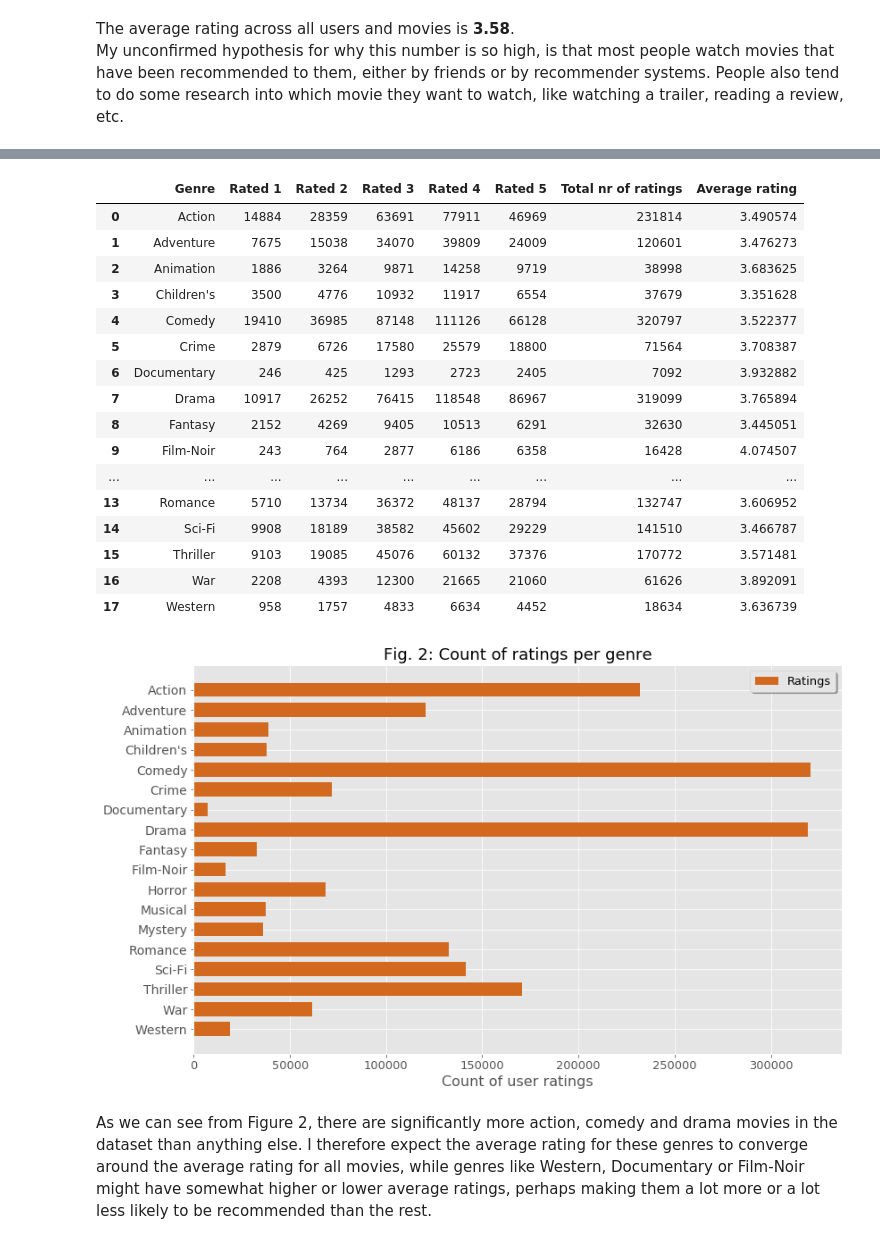
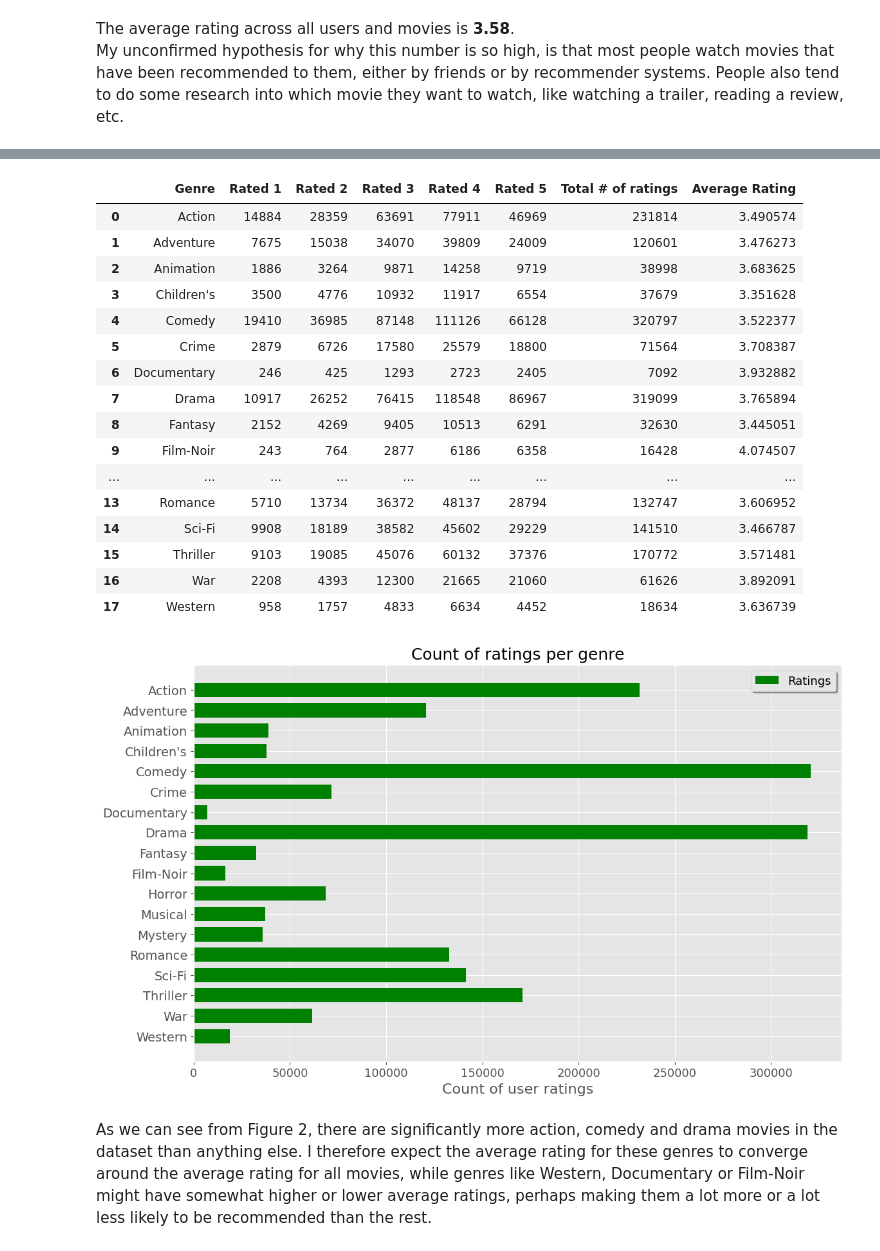
Before and after one commit to Hmzkhnswt/Hybrid-Recommendation-System, a Jupyter notebook: analysis-and-modelling.ipynb, the cells around one changed output, grey strips where cells are left out. Saved outputs shown, nothing was run; the diff lists cells and outputs as text; code cells hidden in the pictures.

Commit message:
Graphs has been updated

```diff
--- a/analysis-and-modelling.ipynb
+++ b/analysis-and-modelling.ipynb
@@ -184,0 +233,7 @@ My unconfirmed hypothesis for why this number is so high, is that most people wa
+# %%
+cleaned = merged[['FilmID', 'UserID', 'Rating', 'Action', 'Adventure', 'Animation', "Children's", 'Comedy',
+                  'Crime', 'Documentary', 'Drama', 'Fantasy', 'Film-Noir', 'Horror', 'Musical',
+                  'Mystery', 'Romance', 'Sci-Fi', 'Thriller', 'War', 'Western', 'Tittel']]
+
+movie_ratings = cleaned.sort_values('FilmID')
+rating_scale = [1, 2, 3, 4, 5]
@@ -185,20 +256,9 @@ My unconfirmed hypothesis for why this number is so high, is that most people wa
 # %%
-# Generating a new dataframe with rating score count (cols) vs genres (rows)
-genres = list(movies_df)[2:]
-merged = pd.merge(ratings_df, movies_df, on='FilmID')
-
-cleaned = merged[['FilmID', 'BrukerID', 'Rangering', 'Action', 'Adventure', 'Animation', "Children's", 'Comedy',
-                  'Crime', 'Documentary', 'Drama', 'Fantasy', 'Film-Noir', 'Horror', 'Musical',
-                  'Mystery', 'Romance', 'Sci-Fi', 'Thriller', 'War', 'Western', 'Tittel']]
-
-movie_ratings = cleaned.sort_values('FilmID')
-rating_scale = [1, 2, 3, 4, 5]
-
 genres_rating_count = []
 for genre in genres:
     for rating in rating_scale:
         genre_list = movie_ratings.loc[movie_ratings[genre] == 1]
-        genre_rated_count = len(genre_list.loc[genre_list['Rangering'] == rating])
+        genre_rated_count = len(genre_list.loc[genre_list['Rating'] == rating])
         genres_rating_count.append([genre, rating, genre_rated_count])
 
 
@@ -226,15 +286,14 @@ def get_total_rating_count():
 
     return totals
 
-
 genre_df = pd.DataFrame({'Genre': [genre for genre in genres], 'Rated 1': get_rating_count(1), 'Rated 2': get_rating_count(2),
               'Rated 3': get_rating_count(3), 'Rated 4': get_rating_count(4), 'Rated 5': get_rating_count(5),
-              'Total nr of ratings': get_total_rating_count()})
-genre_df["Average rating"] = (genre_df["Rated 1"] + (genre_df["Rated 2"] * 2) + (genre_df["Rated 3"] * 3) +
-                             (genre_df["Rated 4"] * 4) + (genre_df["Rated 5"] * 5)) / genre_df['Total nr of ratings']
+              'Total # of ratings': get_total_rating_count()})
+genre_df["Average Rating"] = (genre_df["Rated 1"] + (genre_df["Rated 2"] * 2) + (genre_df["Rated 3"] * 3) +
+                             (genre_df["Rated 4"] * 4) + (genre_df["Rated 5"] * 5)) / genre_df['Total # of ratings']
 genre_df
 # %% [output]
-|  | Genre | Rated 1 | Rated 2 | Rated 3 | Rated 4 | Rated 5 | Total nr of ratings | Average rating |
+|  | Genre | Rated 1 | Rated 2 | Rated 3 | Rated 4 | Rated 5 | Total # of ratings | Average Rating |
 | 0 | Action | 14884 | 28359 | 63691 | 77911 | 46969 | 231814 | 3.490574 |
 | 1 | Adventure | 7675 | 15038 | 34070 | 39809 | 24009 | 120601 | 3.476273 |
 | 2 | Animation | 1886 | 3264 | 9871 | 14258 | 9719 | 38998 | 3.683625 |
@@ -254,27 +313,27 @@ genre_df
 # %%
 # Figure 2: Visualizing the number of ratings and rating scores for each genre
 total_ratings = genre_df.iloc[:, 6].values.tolist()
 fig2, ax2 = plt.subplots()
 fig2_labels = [genre for genre in genres]
 x = np.arange(len(fig2_labels))  # the label locations
 width = 0.7  # the width of the bars
-ax2.barh(x, total_ratings, width, label='Ratings', color='chocolate')
+ax2.barh(x, total_ratings, width, label='Ratings', color='green')
 
 # Setting labels for bar chart
 ax2.set_xlabel('Count of user ratings', size=16)
 ax2.set_yticks(x)
 ax2.set_yticklabels(fig2_labels, fontdict={'fontsize': 14})
-ax2.set_title('Fig. 2: Count of ratings per genre', size=18)
+ax2.set_title('Count of ratings per genre', size=18)
 ax2.invert_yaxis()  # Invert y axis so that the genres appear alphabetically
 ax2.legend(shadow=0.4, prop={"size": 13})
 plt.xticks(fontsize=13)
 
 # Adjusting and displaying the graph
 fig2.set_figheight(8)
 fig2.set_figwidth(13)
 plt.show()
 # %% [output]
-[figure, old version]
+[figure, new version]
 # %% [markdown]
 As we can see from Figure 2, there are significantly more action, comedy and drama movies in the dataset than anything else.
 I therefore expect the average rating for these genres to converge around the average rating for all movies, while genres like Western, Documentary or Film-Noir might have somewhat higher or lower average ratings, perhaps making them a lot more or a lot less likely to be recommended than the rest.
```
Also changed, not shown: parts of 7 cells of this notebook.
